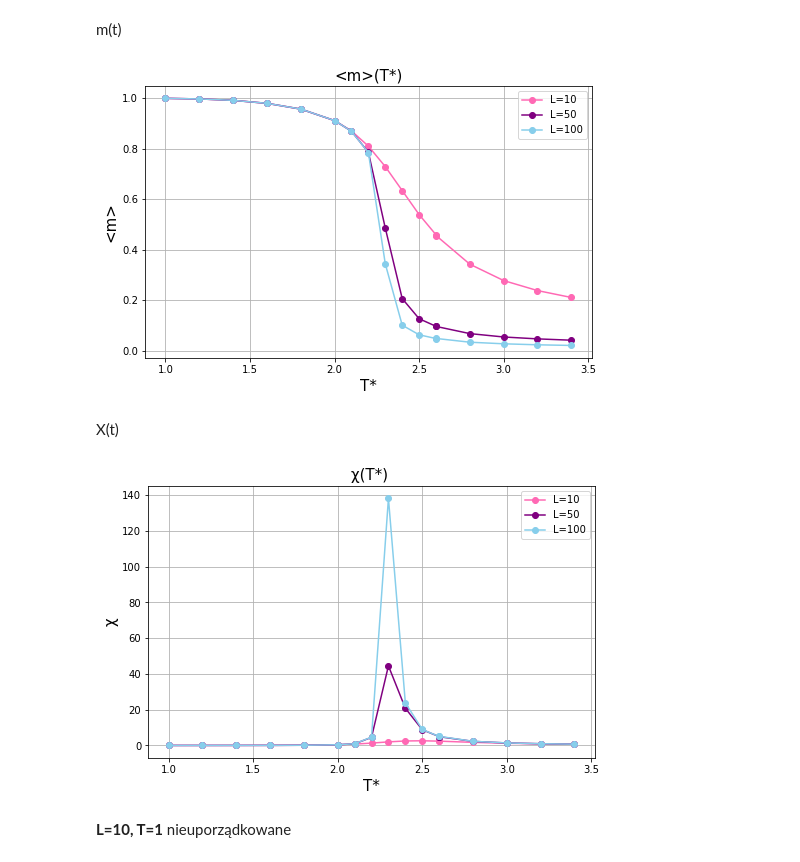
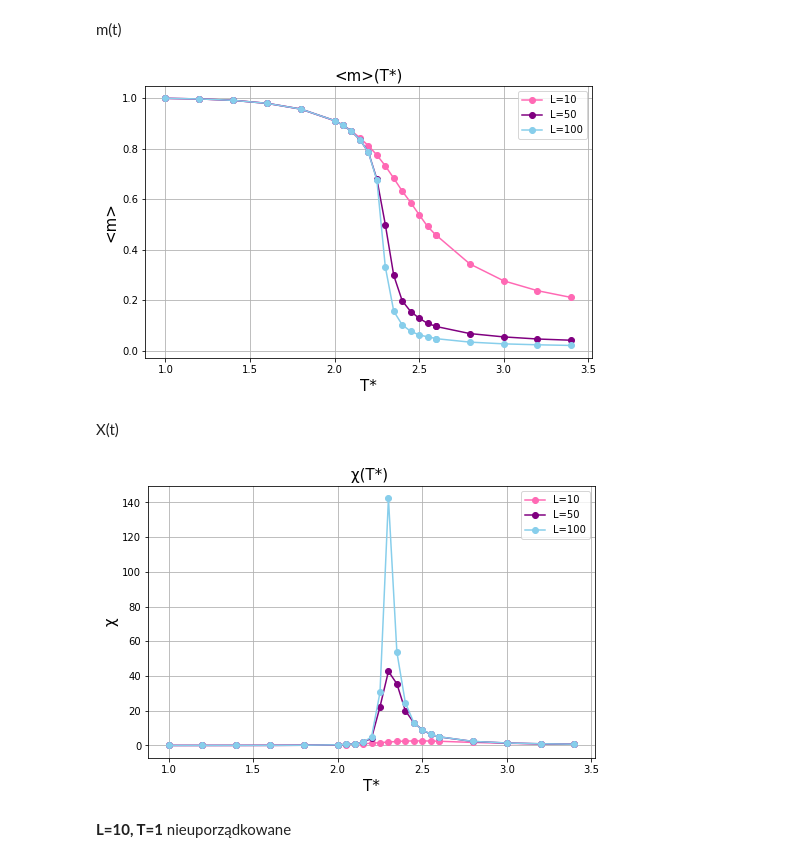
Before and after one commit to Swinkawkrawacie/Fizyka-ukladow-zlozonych, a Jupyter notebook: Generowanie_danych.ipynb, the cells around one changed output. Saved outputs shown, nothing was run; the diff lists cells and outputs as text; code cells hidden in the pictures.

```diff
--- a/Generowanie_danych.ipynb
+++ b/Generowanie_danych.ipynb
@@ -252,8 +256,8 @@ for i in m100_zakres:
 # %%
 plt.figure(figsize=(8,5))
-plt.plot(t_range,m10_1, '-o', color='hotpink', label='L=10')
-plt.plot(t_range,m50_1, '-o', color='purple', label='L=50')
-plt.plot(t_range,m100_1, '-o', color='skyblue', label='L=100')
+plt.plot(t_range,m10, '-o', color='hotpink', label='L=10')
+plt.plot(t_range,m50, '-o', color='purple', label='L=50')
+plt.plot(t_range,m100, '-o', color='skyblue', label='L=100')
 plt.grid()
 plt.legend()
 plt.title('<m>(T*)',fontsize=15)
@@ -261,12 +265,12 @@ plt.xlabel('T*', fontsize=15)
 plt.ylabel('<m>', fontsize=15)
 plt.savefig('magnetyzacja')
 # %% [output]
-[figure, old version]
+[figure, new version]
 # %% [markdown]
 X(t)
 # %%
 t_range = np.arange(1,2,0.2)
-t_range = np.append(t_range,np.arange(2,2.6,0.1))
+t_range = np.append(t_range,np.arange(2,2.6,0.05))
 t_range = np.append(t_range,np.arange(2.6,3.5,0.2))
 # %%
 m10_2=[]
@@ -289,19 +293,23 @@ for i in m100_zakres:
 pod_100 = []
 for i in range(len(m100_2)):
     pod_100.append((m100_2[i]-(m100_1[i])**2)*100**2/t_range[i])
+# %%
+pod10 = np.loadtxt(r'C:\\Users\\mazur\\OneDrive\\Dokumenty\\GitHub\\Fizyka-ukladow-zlozonych\\dane\\m10avpod.txt')
+pod50 = np.loadtxt(r'C:\\Users\\mazur\\OneDrive\\Dokumenty\\GitHub\\Fizyka-ukladow-zlozonych\\dane\\m50avpod.txt')
+pod100 = np.loadtxt(r'C:\\Users\\mazur\\OneDrive\\Dokumenty\\GitHub\\Fizyka-ukladow-zlozonych\\dane\\m100avpod.txt')
 # %%
 plt.figure(figsize=(8,5))
-plt.plot(t_range,pod_10, '-o', color='hotpink', label='L=10')
-plt.plot(t_range,pod_50, '-o', color='purple', label='L=50')
-plt.plot(t_range,pod_100, '-o', color='skyblue', label='L=100')
+plt.plot(t_range,pod10, '-o', color='hotpink', label='L=10')
+plt.plot(t_range,pod50, '-o', color='purple', label='L=50')
+plt.plot(t_range,pod100, '-o', color='skyblue', label='L=100')
 plt.grid()
 plt.legend()
 plt.title('\u03C7(T*) ',fontsize=15)
 plt.xlabel('T*', fontsize=15)
 plt.ylabel('\u03C7', fontsize=15)
 plt.savefig('podatnosc_magnetyczna')
 # %% [output]
-[figure, old version]
+[figure, new version]
 # %% [markdown]
 **L=10, T=1** nieuporządkowane
 # %%
```
Also changed, not shown: parts of 46 cells of this notebook, 1 other file.
